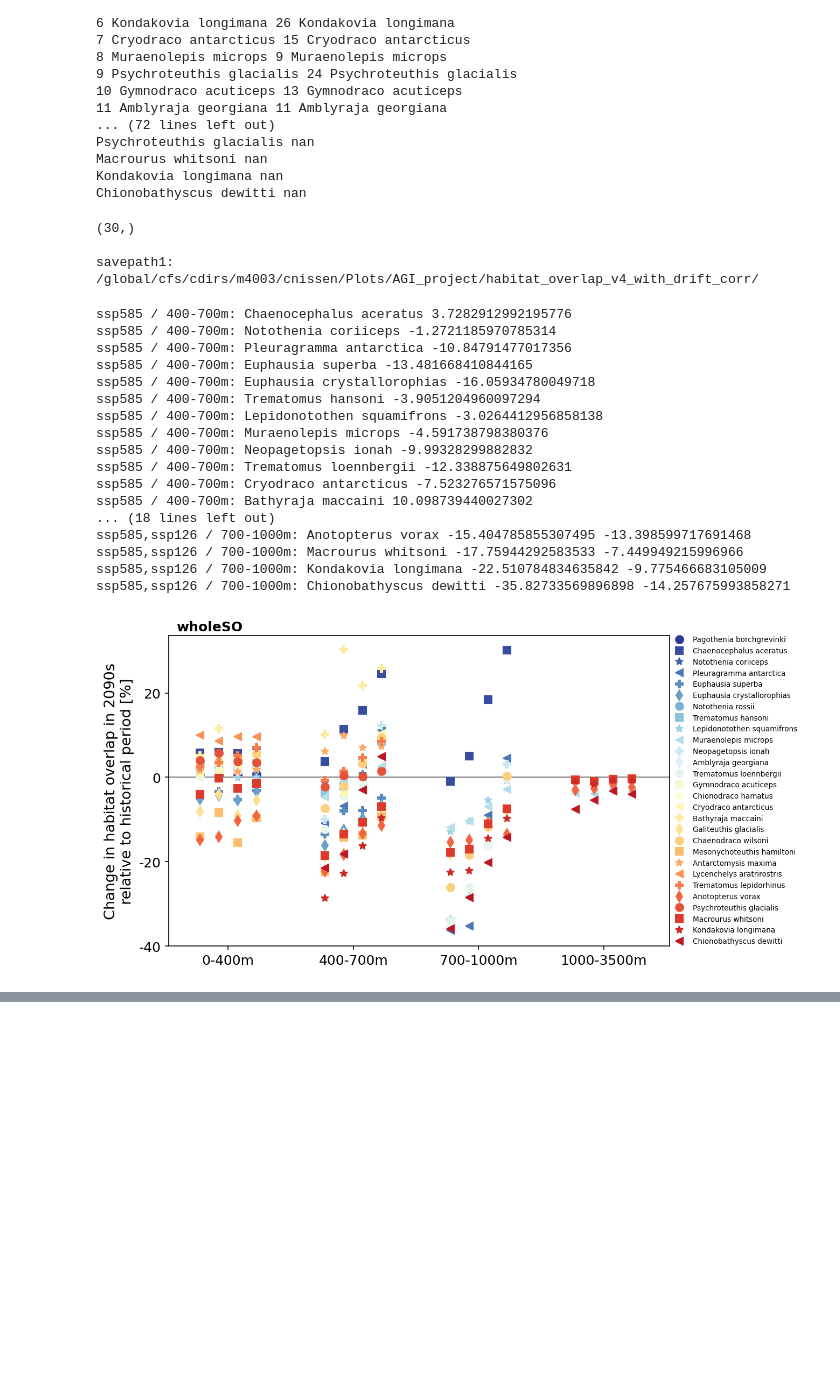
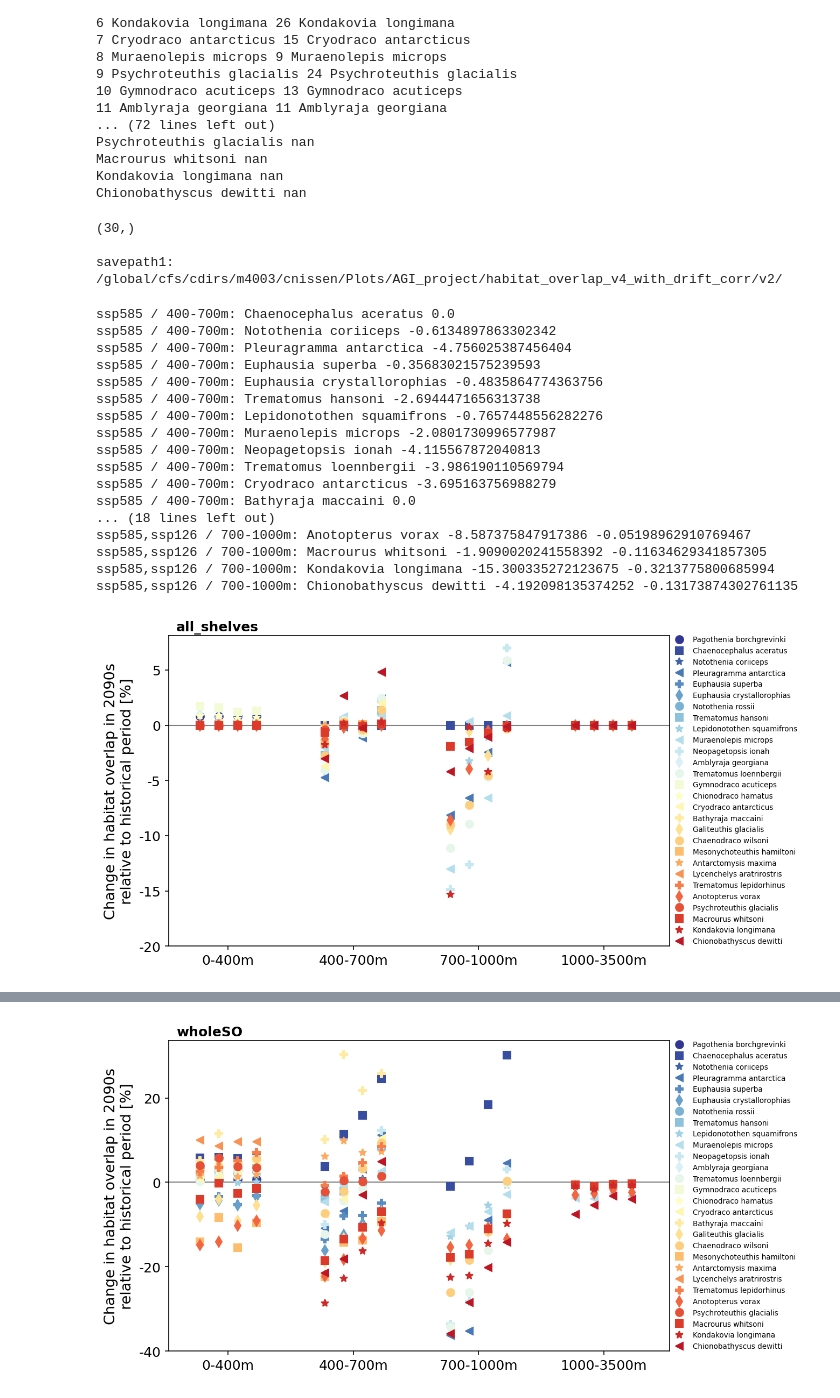
Before and after one commit to cara-nissen/AGI_toothfish, a Jupyter notebook: plotting/plot_PAPER_AGI_toothfish_Fig6_Fig7_present_vs_future_AGI_habitat_overlap_plotting_2.ipynb, the cells around one changed output, grey strips where cells are left out. Saved outputs shown, nothing was run; the diff lists cells and outputs as text; code cells hidden in the pictures; blank space fills up the shorter version.

Commit message:
scripts can handle multiple habitat thresholds

```diff
--- a/plotting/plot_PAPER_AGI_toothfish_Fig6_Fig7_present_vs_future_AGI_habitat_overlap_plotting_2.ipynb
+++ b/plotting/plot_PAPER_AGI_toothfish_Fig6_Fig7_present_vs_future_AGI_habitat_overlap_plotting_2.ipynb
@@ -27,7 +27,14 @@ species_names         = [None] * no_species # empty list
 species_names_        = [None] * no_species # empty list
 habitat_file_names    = [None] * no_species # empty list
 
-habitat_files = Path(basepath + "all_prey_plus_toothfish/").glob('*_boolean.nc')  # updated habitat files, Nov 2022!!!!!!
+#habitat_files = Path(basepath + "all_prey_plus_toothfish/").glob('*_boolean.nc')  # updated habitat files, Nov 2022!!!!!!
+
+# Dec 2024: recreated habitat files with Anne's scripts during review process
+# test different thresholds here!
+thresh = 0
+habitat_files = Path(basepath + "scripts_Anne/AquaMaps/0.5deg_prob_threshold_0."+\
+                     str(thresh)+"/").glob('*_boolean.nc')
+
 #habitat_files = Path(basepath + "share/").glob('*_boolean.nc')
 # Note: I changed name of file of Antimora_rostrata to *boolean2.nc, so that it won't be included here
 for ifile,file in enumerate(habitat_files):
@@ -283,7 +290,7 @@ TPref    = [None] * no_species # empty list
 
 # AGIcrit
 for ii in range(0,len(species_names)):
-    file = 'AGIcrit_'+species_names_[ii]+'_based_on_monthly_clim_1995_2014.nc'
+    file = 'AGIcrit_'+species_names_[ii]+'_based_on_monthly_clim_1995_2014_threshold_0.'+str(thresh)+'.nc'
     #print(file)
     ff     = xr.open_dataset(basepath+'new_thresholds/'+file)
     AGI_crit[ii]        = ff['AGIcrit'].values[0]
@@ -291,20 +298,21 @@ for ii in range(0,len(species_names)):
 
 # o2thresh
 for ii in range(0,len(species_names)):
-    file = 'o2thresh_'+species_names_[ii]+'_based_on_monthly_clim_1995_2014.nc'
+    file = 'o2thresh_'+species_names_[ii]+'_based_on_monthly_clim_1995_2014_threshold_0.'+str(thresh)+'.nc'
     ff     = xr.open_dataset(basepath+'new_thresholds/'+file)
     o2thresh[ii]        = ff['o2thresh'].values[0]
     ff.close()
 
 # TPref
 for ii in range(0,len(species_names)):
-    file = 'Tpref_'+species_names_[ii]+'_based_on_monthly_clim_1995_2014.nc'
+    file = 'Tpref_'+species_names_[ii]+'_based_on_monthly_clim_1995_2014_threshold_0.'+str(thresh)+'.nc'
     print(file)
     ff     = xr.open_dataset(basepath+'new_thresholds/'+file)
     TPref[ii]        = ff['Tpref'].values[0]
     ff.close()
 
-path3 = '/pscratch/sd/c/cnissen/files_toothfish_project_AGI/simAssp585_monthly/'
+#path3 = '/pscratch/sd/c/cnissen/files_toothfish_project_AGI/simAssp585_monthly/'
+path3 = '/pscratch/sd/c/cnissen/files_toothfish_project_AGI/ARCHIVE_AGI/' # new path (review process)
 ff     = xr.open_dataset(path3+'t_insitu_fesom_simA_monthly_clim_1995_2014_v2.nc')
 depths = ff['depth'].values
 ff.close()
@@ -369,13 +377,13 @@ else:
              'EastAntarctica1','EastAntarctica2','EastAntarctica3']
 
 file1 = path+'AGI_based_habitat_overlap_toothfish_vs_prey_whole_water_column_ssp126_'+\
-            str(year_future1)+'_'+str(year_future2)+region_string+exp_string+'_'+drift_string+'_v2.nc'
+            str(year_future1)+'_'+str(year_future2)+region_string+exp_string+'_'+drift_string+'_v2_threshold_0.'+str(thresh)+'.nc'
 file2 = path+'AGI_based_habitat_overlap_toothfish_vs_prey_whole_water_column_ssp245_'+\
-            str(year_future1)+'_'+str(year_future2)+region_string+exp_string+'_'+drift_string+'_v2.nc'
+            str(year_future1)+'_'+str(year_future2)+region_string+exp_string+'_'+drift_string+'_v2_threshold_0.'+str(thresh)+'.nc'
 file3 = path+'AGI_based_habitat_overlap_toothfish_vs_prey_whole_water_column_ssp370_'+\
-            str(year_future1)+'_'+str(year_future2)+region_string+exp_string+'_'+drift_string+'_v2.nc'
+            str(year_future1)+'_'+str(year_future2)+region_string+exp_string+'_'+drift_string+'_v2_threshold_0.'+str(thresh)+'.nc'
 file4 = path+'AGI_based_habitat_overlap_toothfish_vs_prey_whole_water_column_ssp585_'+\
-            str(year_future1)+'_'+str(year_future2)+region_string+exp_string+'_'+drift_string+'_v2.nc'
+            str(year_future1)+'_'+str(year_future2)+region_string+exp_string+'_'+drift_string+'_v2_threshold_0.'+str(thresh)+'.nc'
 #file5 = path+'AGI_based_habitat_overlap_toothfish_vs_prey_whole_water_column_simB_2090_2099'+region_string+exp_string+'_v2.nc'
 
 # load overlap between toothfish habitat and prey habitat in km3
@@ -604,7 +612,7 @@ save_plots = False
 display_plots = True
 plot_eps = False
 
-savepath1     = '/global/cfs/cdirs/m4003/cnissen/Plots/AGI_project/habitat_overlap_v4_with_drift_corr/'
+savepath1     = '/global/cfs/cdirs/m4003/cnissen/Plots/AGI_project/habitat_overlap_v4_with_drift_corr/v2/'
 # check existence of paths
 if not os.path.exists(savepath1):
     print ('Created '+savepath1)
@@ -646,7 +654,7 @@ fs = 12
 
 factor = 1
 
-for rr in range(2,3):#,len(subregions)):
+for rr in [0,2]: #range(2,3):#,len(subregions)):
 
     # get all overlap loss numbers for current subregion
     for dd in range(0,len(depth_list1)):
@@ -707,8 +715,8 @@ for rr in range(2,3):#,len(subregions)):
 
     if save_plots:
         dpicnt = 150
-        filename = 'Habitat_overlap'+exp_string+'_ALL_REGION_'+subregions[rr]+'_'+\
-                   'future_'+str(year_future1)+'_'+str(year_future2)+'_v2_with_'+drift_string2+'.png'
+        filename = 'Fig6_Habitat_overlap'+exp_string+'_ALL_REGION_'+subregions[rr]+'_'+\
+                   'future_'+str(year_future1)+'_'+str(year_future2)+'_v2_with_'+drift_string2+'_threshold_0.'+str(thresh)+'.png'
         print(filename)
         plt.savefig(savepath1+filename,\
                         dpi = dpicnt, bbox_inches='tight')
@@ -734,50 +742,50 @@ for rr in range(2,3):#,len(subregions)):
                     plt.plot(dd,factor*data_habitat_loss[0,mm,dd]-100,symbols_list[mm],color=color_list[mm],markersize=ms,label=species_list2[mm])
                 else: # no label
                     plt.plot(dd,factor*data_habitat_loss[0,mm,dd]-100,symbols_list[mm],color=color_list[mm],markersize=ms)
                 plt.plot(dd+0.15,factor*data_habitat_loss[1,mm,dd]-100,symbols_list[mm],color=color_list[mm],markersize=ms)
                 plt.plot(dd+0.3,factor*data_habitat_loss[2,mm,dd]-100,symbols_list[mm],color=color_list[mm],markersize=ms)
                 plt.plot(dd+0.45,factor*data_habitat_loss[3,mm,dd]-100,symbols_list[mm],color=color_list[mm],markersize=ms)
                 #plt.plot(dd+0.6,factor*data_habitat_loss[4,mm,dd]-100,symbols_list[mm],color=color_list[mm],markersize=ms)
 
         plt.xlim((xlim1,xlim2))
         plt.xticks(np.arange(0.225,len(depth_list1)),[],fontsize=fs) # 0.225 when plotted without simB
         if subregions[rr] in ['all_shelves']:
             plt.yticks([-20,-15,-10,-5,0,5],[],fontsize=fs)
         elif subregions[rr] in ['all_openOcean','wholeSO','whole_SO']:
             plt.yticks([-40,-20,0,20],[],fontsize=fs)
         plt.legend(loc='upper center', bbox_to_anchor=(1.13, 1.02),\
                        ncol=1,fancybox=True, frameon=False,shadow=False,prop={'size': 6.5})
         if save_plots:
             dpicnt = 150
-            filename = 'Habitat_overlap'+exp_string+'_ALL_REGION_'+subregions[rr]+'_'+\
-                       'future_'+str(year_future1)+'_'+str(year_future2)+'_v2_'+drift_string2+'.eps'
+            filename = 'Fig6_Habitat_overlap'+exp_string+'_ALL_REGION_'+subregions[rr]+'_'+\
+                       'future_'+str(year_future1)+'_'+str(year_future2)+'_v2_'+drift_string2+'_threshold_0.'+str(thresh)+'.eps'
             print(filename)
             plt.savefig(savepath2+filename,\
                             dpi = dpicnt, bbox_inches='tight',format='eps')
 
         if display_plots:
             plt.show()
         else:
             plt.close(fig7)
 # %% [output]
 (30,)
 
-savepath1: /global/cfs/cdirs/m4003/cnissen/Plots/AGI_project/habitat_overlap_v4_with_drift_corr/
+savepath1: /global/cfs/cdirs/m4003/cnissen/Plots/AGI_project/habitat_overlap_v4_with_drift_corr/v2/
-ssp585 / 400-700m: Chaenocephalus aceratus 3.7282912992195776
-ssp585 / 400-700m: Notothenia coriiceps -1.2721185970785314
-ssp585 / 400-700m: Pleuragramma antarctica -10.84791477017356
-ssp585 / 400-700m: Euphausia superba -13.481668410844165
-ssp585 / 400-700m: Euphausia crystallorophias -16.05934780049718
-ssp585 / 400-700m: Trematomus hansoni -3.9051204960097294
-ssp585 / 400-700m: Lepidonotothen squamifrons -3.0264412956858138
-ssp585 / 400-700m: Muraenolepis microps -4.591738798380376
-ssp585 / 400-700m: Neopagetopsis ionah -9.99328299882832
-ssp585 / 400-700m: Trematomus loennbergii -12.338875649802631
-ssp585 / 400-700m: Cryodraco antarcticus -7.523276571575096
-ssp585 / 400-700m: Bathyraja maccaini 10.098739440027302
+ssp585 / 400-700m: Chaenocephalus aceratus 0.0
+ssp585 / 400-700m: Notothenia coriiceps -0.6134897863302342
+ssp585 / 400-700m: Pleuragramma antarctica -4.756025387456404
+ssp585 / 400-700m: Euphausia superba -0.35683021575239593
+ssp585 / 400-700m: Euphausia crystallorophias -0.4835864774363756
+ssp585 / 400-700m: Trematomus hansoni -2.6944471656313738
+ssp585 / 400-700m: Lepidonotothen squamifrons -0.7657448556282276
+ssp585 / 400-700m: Muraenolepis microps -2.0801730996577987
+ssp585 / 400-700m: Neopagetopsis ionah -4.115567872040813
+ssp585 / 400-700m: Trematomus loennbergii -3.986190110569794
+ssp585 / 400-700m: Cryodraco antarcticus -3.695163756988279
+ssp585 / 400-700m: Bathyraja maccaini 0.0
 ... (18 lines left out)
-ssp585,ssp126 / 700-1000m: Anotopterus vorax -15.404785855307495 -13.398599717691468
-ssp585,ssp126 / 700-1000m: Macrourus whitsoni -17.75944292583533 -7.449949215996966
-ssp585,ssp126 / 700-1000m: Kondakovia longimana -22.510784834635842 -9.775466683105009
-ssp585,ssp126 / 700-1000m: Chionobathyscus dewitti -35.82733569896898 -14.257675993858271
+ssp585,ssp126 / 700-1000m: Anotopterus vorax -8.587375847917386 -0.05198962910769467
+ssp585,ssp126 / 700-1000m: Macrourus whitsoni -1.9090020241558392 -0.11634629341857305
+ssp585,ssp126 / 700-1000m: Kondakovia longimana -15.300335272123675 -0.3213775800685994
+ssp585,ssp126 / 700-1000m: Chionobathyscus dewitti -4.192098135374252 -0.13173874302761135
-[figure, old version]
+[figure, new version]
@@ -783,0 +809 @@ ssp585,ssp126 / 700-1000m: Chionobathyscus dewitti -35.82733569896898 -14.257675
+[figure, added]
```
Also changed, not shown: parts of 19 cells of this notebook, 3 other files.
